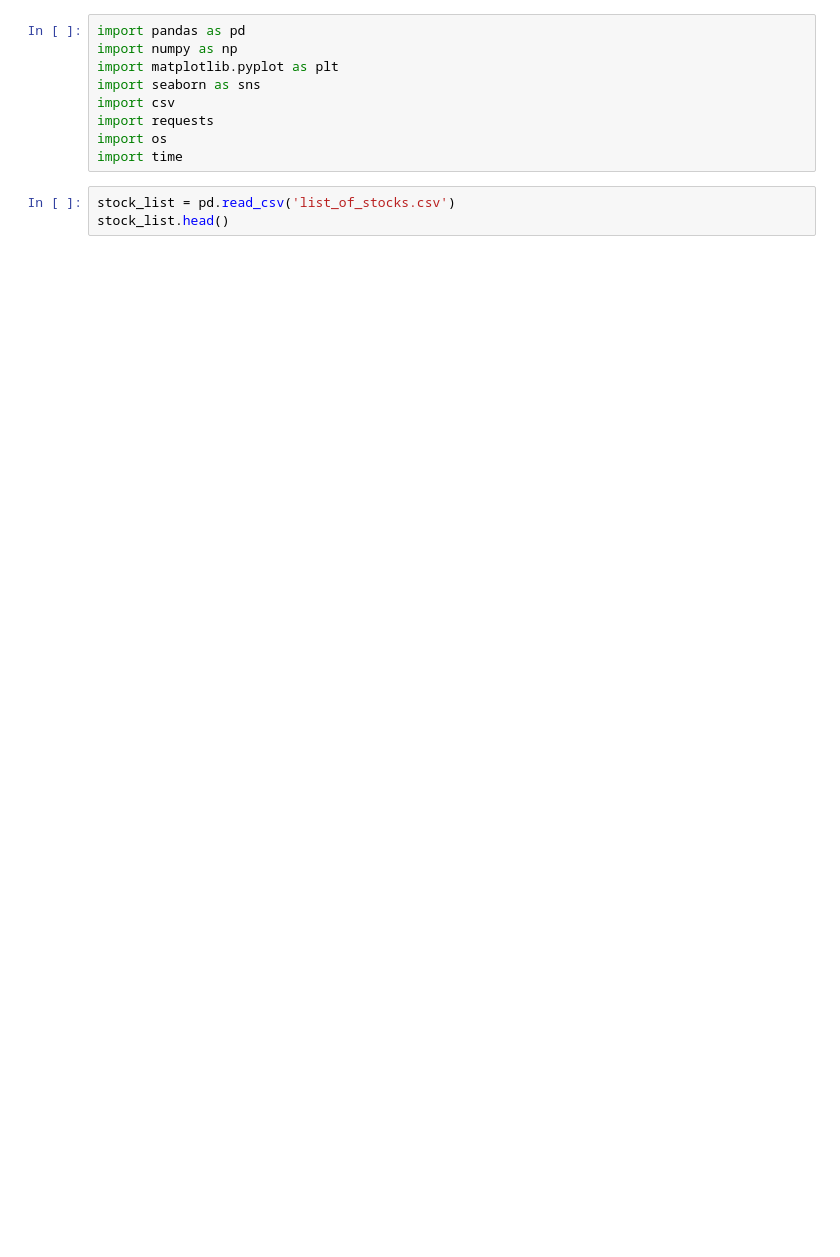
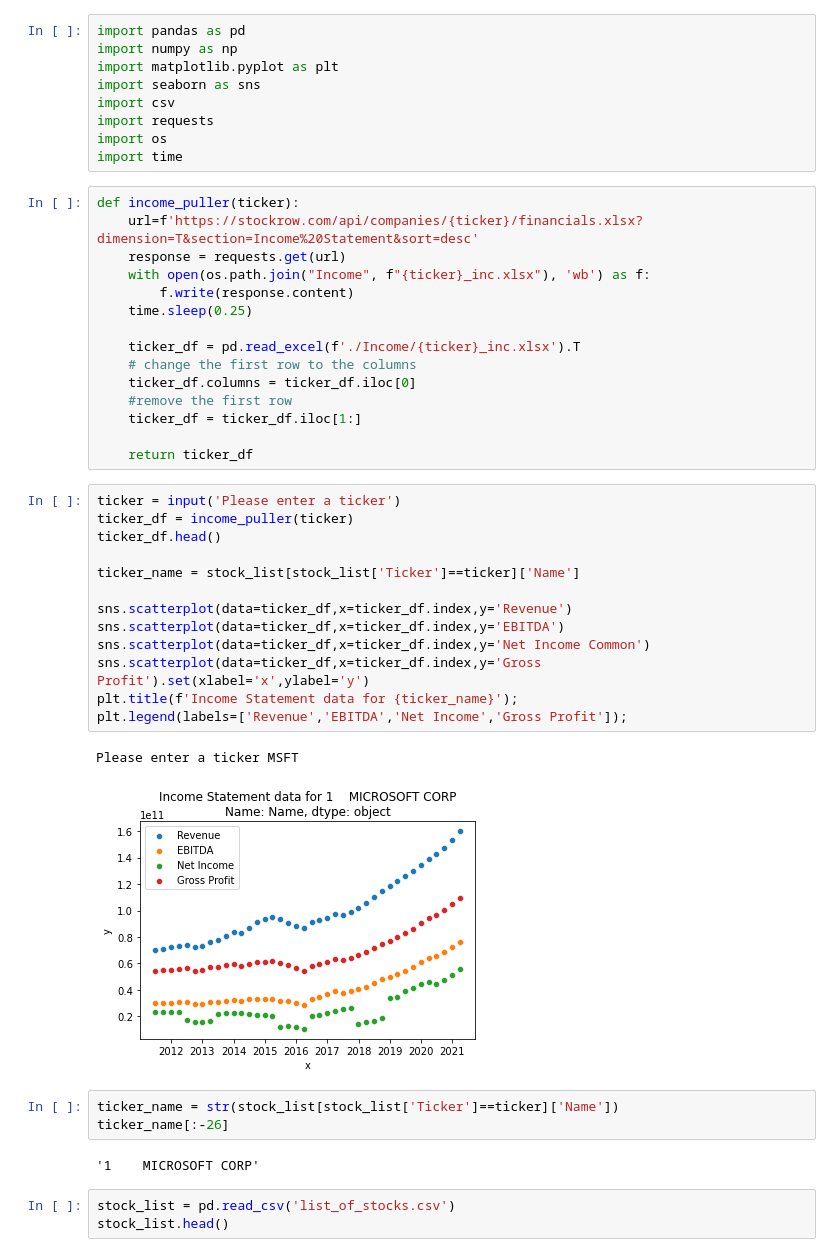
Before and after one commit to sfreagin/SEC_testing, a Jupyter notebook: pulling_stockrow.ipynb, the cells around one changed output. Cells and saved outputs as stored; diff of their text form; blank space fills up the shorter version.

Commit message:
main stockrow builder working notebook

```diff
--- a/pulling_stockrow.ipynb
+++ b/pulling_stockrow.ipynb
@@ -7,6 +7,42 @@ import csv
 import requests
 import os
 import time
+# %%
+def income_puller(ticker):
+    url=f'https://stockrow.com/api/companies/{ticker}/financials.xlsx?dimension=T&section=Income%20Statement&sort=desc'
+    response = requests.get(url)
+    with open(os.path.join("Income", f"{ticker}_inc.xlsx"), 'wb') as f:
+        f.write(response.content)
+    time.sleep(0.25)
+
+    ticker_df = pd.read_excel(f'./Income/{ticker}_inc.xlsx').T
+    # change the first row to the columns
+    ticker_df.columns = ticker_df.iloc[0]
+    #remove the first row
+    ticker_df = ticker_df.iloc[1:]
+
+    return ticker_df
+# %%
+ticker = input('Please enter a ticker')
+ticker_df = income_puller(ticker)
+ticker_df.head()
+
+ticker_name = stock_list[stock_list['Ticker']==ticker]['Name']
+
+sns.scatterplot(data=ticker_df,x=ticker_df.index,y='Revenue')
+sns.scatterplot(data=ticker_df,x=ticker_df.index,y='EBITDA')
+sns.scatterplot(data=ticker_df,x=ticker_df.index,y='Net Income Common')
+sns.scatterplot(data=ticker_df,x=ticker_df.index,y='Gross Profit').set(xlabel='x',ylabel='y')
+plt.title(f'Income Statement data for {ticker_name}');
+plt.legend(labels=['Revenue','EBITDA','Net Income','Gross Profit']);
+# %% [output]
+Please enter a ticker MSFT
+[figure, added]
+# %%
+ticker_name = str(stock_list[stock_list['Ticker']==ticker]['Name'])
+ticker_name[:-26]
+# %% [output]
+'1    MICROSOFT CORP'
 # %%
 stock_list = pd.read_csv('list_of_stocks.csv')
 stock_list.head()
```
Also changed, not shown: parts of 9 cells of this notebook.
